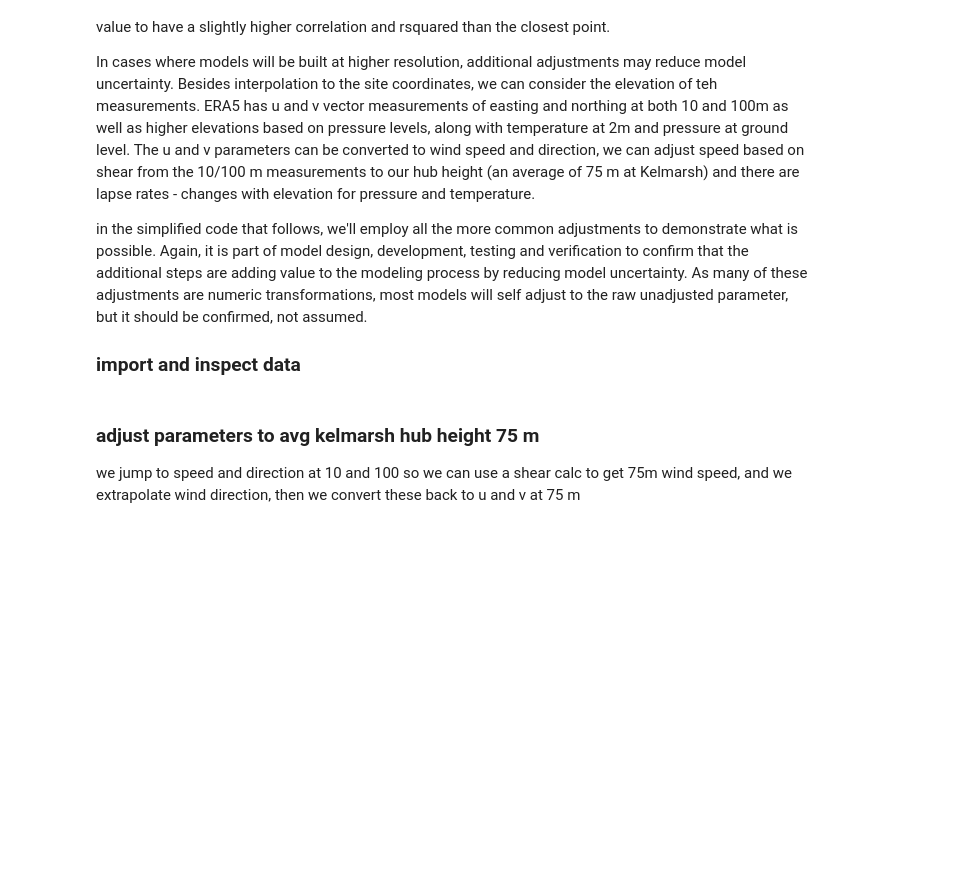
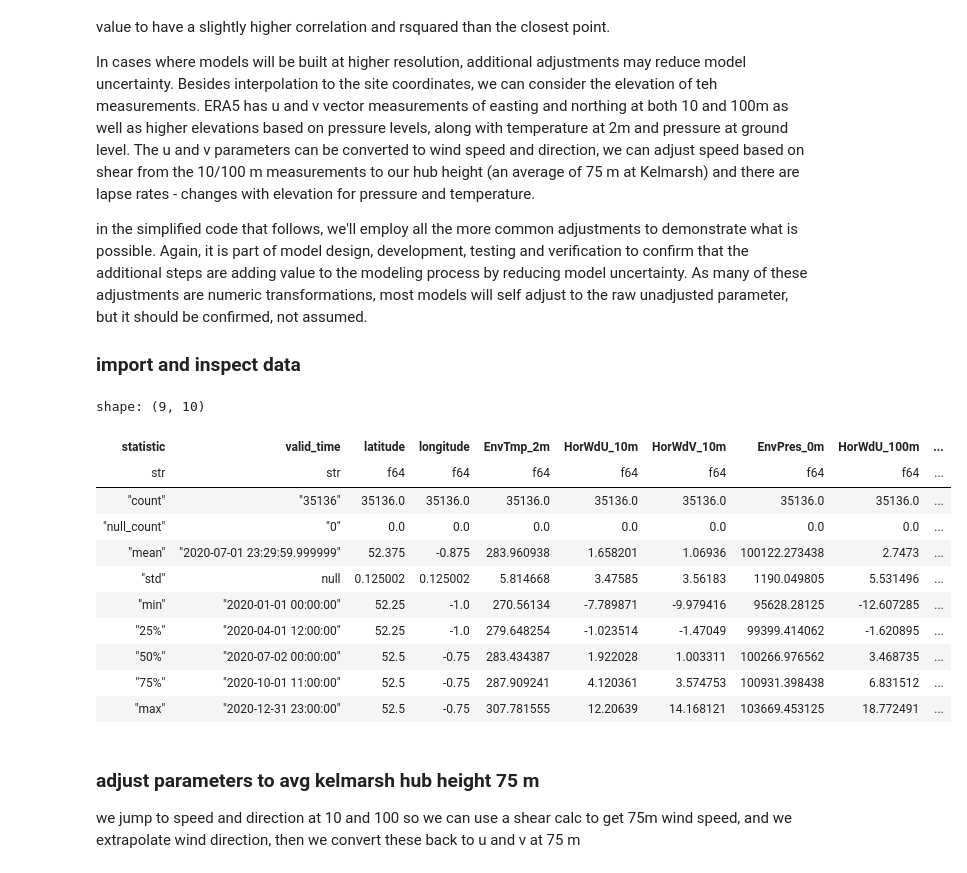
Before and after one commit to briankramak/turbine_mfr_model_list, a Jupyter notebook: reference data/prep era5 data for use.ipynb, the cells around one changed output. Cells and saved outputs as stored; diff of their text form; code cells hidden in the pictures; blank space fills up the shorter version.

```diff
--- a/reference data/prep era5 data for use.ipynb
+++ b/reference data/prep era5 data for use.ipynb
@@ -20,6 +20,21 @@ cwd =  Path.cwd()
 
 # get the data saved to the output folder
 polars_df = pl.read_parquet(cwd / 'output' / 'era5_data.parquet')
+# %%
+polars_df.describe()
+# %% [output]
+shape: (9, 10)
+| statistic | valid_time | latitude | longitude | EnvTmp_2m | HorWdU_10m | HorWdV_10m | EnvPres_0m | HorWdU_100m | ... |
+| str | str | f64 | f64 | f64 | f64 | f64 | f64 | f64 | ... |
+| "count" | "35136" | 35136.0 | 35136.0 | 35136.0 | 35136.0 | 35136.0 | 35136.0 | 35136.0 | ... |
+| "null_count" | "0" | 0.0 | 0.0 | 0.0 | 0.0 | 0.0 | 0.0 | 0.0 | ... |
+| "mean" | "2020-07-01 23:29:59.999999" | 52.375 | -0.875 | 283.960938 | 1.658201 | 1.06936 | 100122.273438 | 2.7473 | ... |
+| "std" | null | 0.125002 | 0.125002 | 5.814668 | 3.47585 | 3.56183 | 1190.049805 | 5.531496 | ... |
+| "min" | "2020-01-01 00:00:00" | 52.25 | -1.0 | 270.56134 | -7.789871 | -9.979416 | 95628.28125 | -12.607285 | ... |
+| "25%" | "2020-04-01 12:00:00" | 52.25 | -1.0 | 279.648254 | -1.023514 | -1.47049 | 99399.414062 | -1.620895 | ... |
+| "50%" | "2020-07-02 00:00:00" | 52.5 | -0.75 | 283.434387 | 1.922028 | 1.003311 | 100266.976562 | 3.468735 | ... |
+| "75%" | "2020-10-01 11:00:00" | 52.5 | -0.75 | 287.909241 | 4.120361 | 3.574753 | 100931.398438 | 6.831512 | ... |
+| "max" | "2020-12-31 23:00:00" | 52.5 | -0.75 | 307.781555 | 12.20639 | 14.168121 | 103669.453125 | 18.772491 | ... |
 # %% [markdown]
 ### adjust parameters to avg kelmarsh hub height 75 m
 
```
Also changed, not shown: parts of 3 cells of this notebook.
